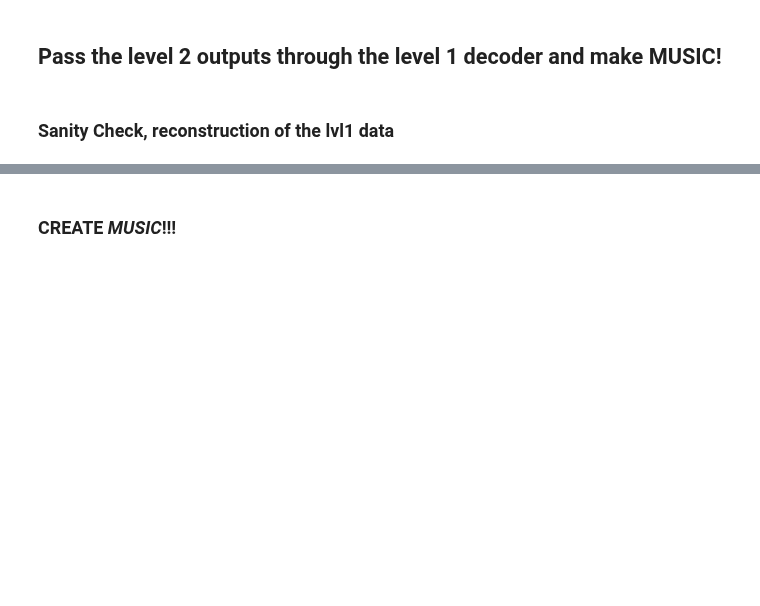
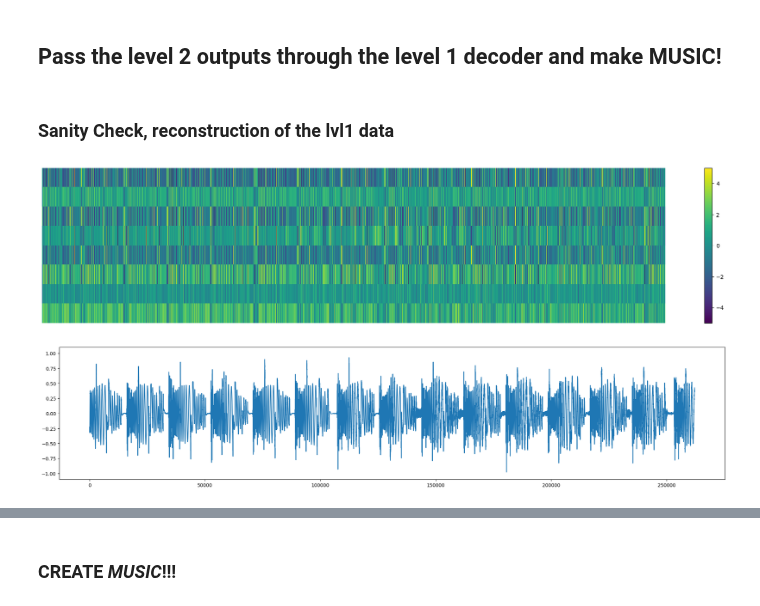
Before and after one commit to VovaTch/Infected_hdiff, a Jupyter notebook: test_lvl2_vqvae.ipynb, the cells around one changed output, grey strips where cells are left out. Cells and saved outputs as stored; diff of their text form; code cells hidden in the pictures; blank space fills up the shorter version.

```diff
--- a/test_lvl2_vqvae.ipynb
+++ b/test_lvl2_vqvae.ipynb
@@ -121,19 +151,40 @@ plt.show()
 # %% [markdown]
 ### Sanity Check, reconstruction of the lvl1 data
 # %%
-# vq_input = torch.zeros((8, 8, 512)).to(device)
-# for idx in range(8):
-#     vq_input[idx, :, :] = lvl2_sample[:, idx * 512: (idx + 1) * 512]
+
+from torch.utils.data import TensorDataset, DataLoader
+
+batch_divide = 8
+batch_size = 4
 
 with torch.no_grad():
     # z_q_out = vq_input
-    z_q_out = model_lvl1.vq_module(lvl2_sample.unsqueeze(0).to(device))['v_q']
-    output = model_lvl1.decoder(z_q_out)
+    lvl2_sample_divided = lvl2_sample.unsqueeze(0).permute((0, 2, 1)).reshape((batch_divide, -1, cfg_2['latent_depth'])).permute((0, 2, 1))
 
-music_sample_rec = output.view((1, -1))
+    plt.figure(figsize=(25, 5))
+    plt.matshow(lvl2_sample[:, :].squeeze(0).cpu().detach().numpy(), fignum=1, aspect='auto', vmin=-5, vmax=5.0)
+    plt.colorbar()
+    plt.axis('off')
+    plt.show()
+
+    lvl2_dataset = TensorDataset(lvl2_sample_divided)
+    lvl2_dataloader = DataLoader(lvl2_dataset, batch_size=batch_size)
+
+    output_lvl1 = torch.zeros([1, cfg_1['input_channels'], 0]).to(device=device)
+
+    for lvl2_ind_sample in lvl2_dataloader:
+
+        output_lvl1_ind, _ = model_lvl1.decode(lvl2_ind_sample[0].to(device))
+        output_lvl1_ind = output_lvl1_ind.permute((0, 2, 1)).reshape((1, -1, 1)).permute((0, 2, 1))
+        output_lvl1 = torch.cat((output_lvl1, output_lvl1_ind), dim=2)
+
+music_sample_rec = output_lvl1.view((1, -1))
 plt.figure(figsize=(25, 5))
 plt.plot(music_sample_rec[0, ...].cpu().detach().numpy())
 plt.ylim((-1.1, 1.1))
 plt.show()
 torchaudio.save('sample_out.mp3', music_sample_rec.cpu().detach(), 44100, format='mp3')
 IPython.display.Audio(filename="sample_out.mp3")
+# %% [output]
+[figure, added]
+[figure, added]
```
Also changed, not shown: parts of 6 cells of this notebook, 2 other files.
